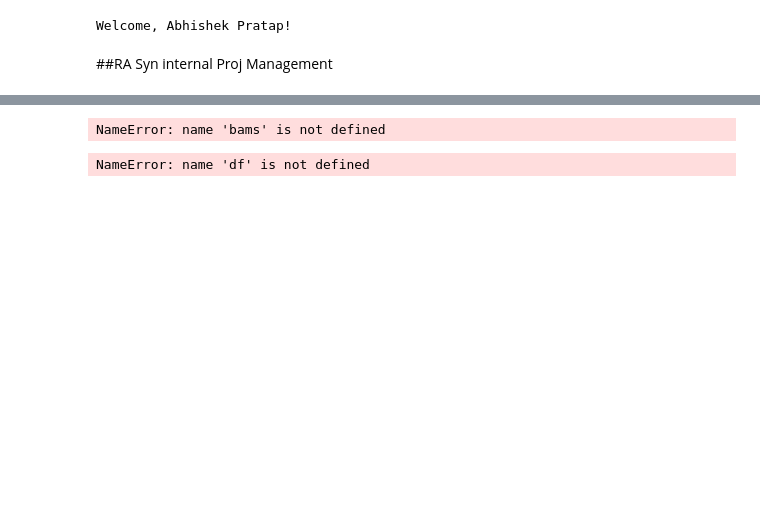
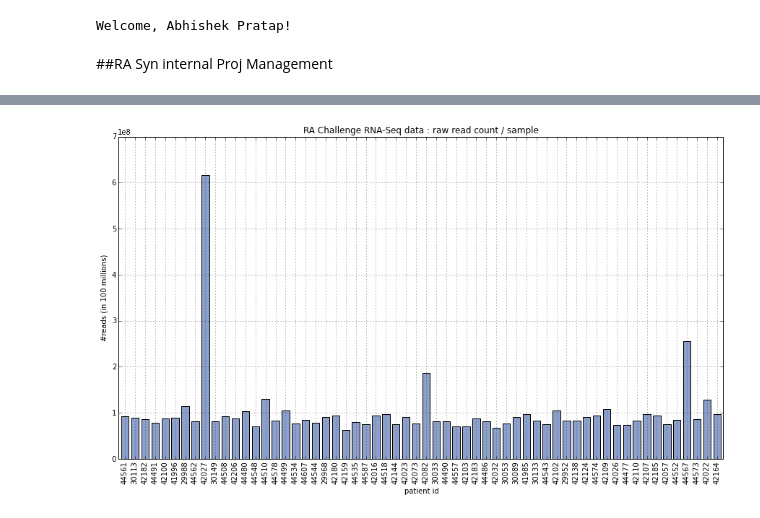
Before and after one commit to apratap/appys, a Jupyter notebook: ipy_notebooks/RAChallenge_manage_internal_project_page.ipynb, the cells around one changed output, grey strips where cells are left out. Saved outputs shown, nothing was run; the diff lists cells and outputs as text; code cells hidden in the pictures; blank space fills up the shorter version.

```diff
--- a/ipy_notebooks/RAChallenge_manage_internal_project_page.ipynb
+++ b/ipy_notebooks/RAChallenge_manage_internal_project_page.ipynb
@@ -21,6 +26,10 @@ Welcome, Abhishek Pratap!
 # %%
 #SYN IDS
 RNA_SEQ_DATA = 'syn2280648'
+
+
+#dirs
+qc_dir = '/Volumes/work/DAT_115__RA_Challenge/Data/qc_plots/'
 # %%
 #get the list of bam files for the project
 rnaSeq_details_file = '/Volumes/work/DAT_115__RA_Challenge/Documents/RNA_Seq_Data_generation.rtf'
@@ -58,14 +67,5 @@ for count,bam in enumerate(bams):
 
 #create a pandas df
 df = pandas.DataFrame.from_dict(bamStats)
-df.index = df.bamFile
+#get only the patient number and set a df index
+df.index = df.bamFile.apply(lambda x: re.sub(r'_.*bam','',x))
-# %% [output]
-NameError: name 'bams' is not defined
-# %%
-df.bamFile
-# %% [output]
-NameError: name 'df' is not defined
-# %%
-df.mapped = df.mapped.astype(float)
-df['map_percent'] = df.mapped / (df.reads - df.QC_failed)
-df['QC_fail_percent'] = df.QC_failed.astype(float) / (df.reads)
@@ -74,0 +72,10 @@ plt.show()
+# %%
+#raw read count per sample
+ax = df.reads.plot(kind="bar",figsize=(15,8),color="#8DA0CB")
+ax.set_title('RA Challenge RNA-Seq data : raw read count / sample')
+ax.set_xlabel('patient id')
+ax.set_ylabel('#reads (in 100 millions)')
+readCount_plot = qc_dir + '/raw_read_count.png'
+plt.savefig(readCount_plot,bbox_inches='tight')
+# %% [output]
+[figure, added]
```
Also changed, not shown: parts of 7 cells of this notebook.
